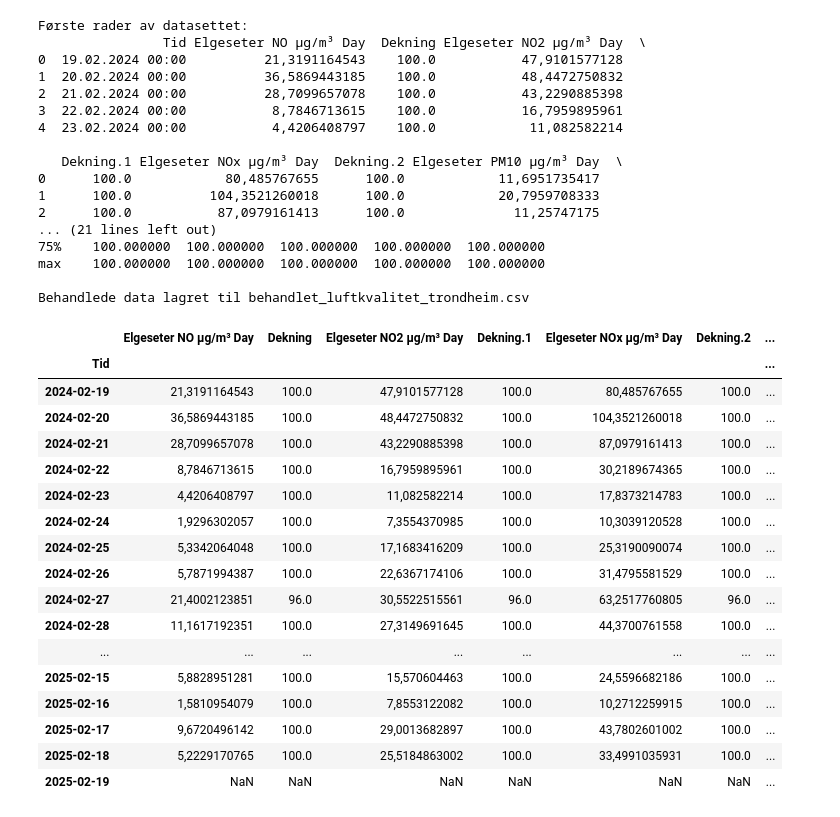
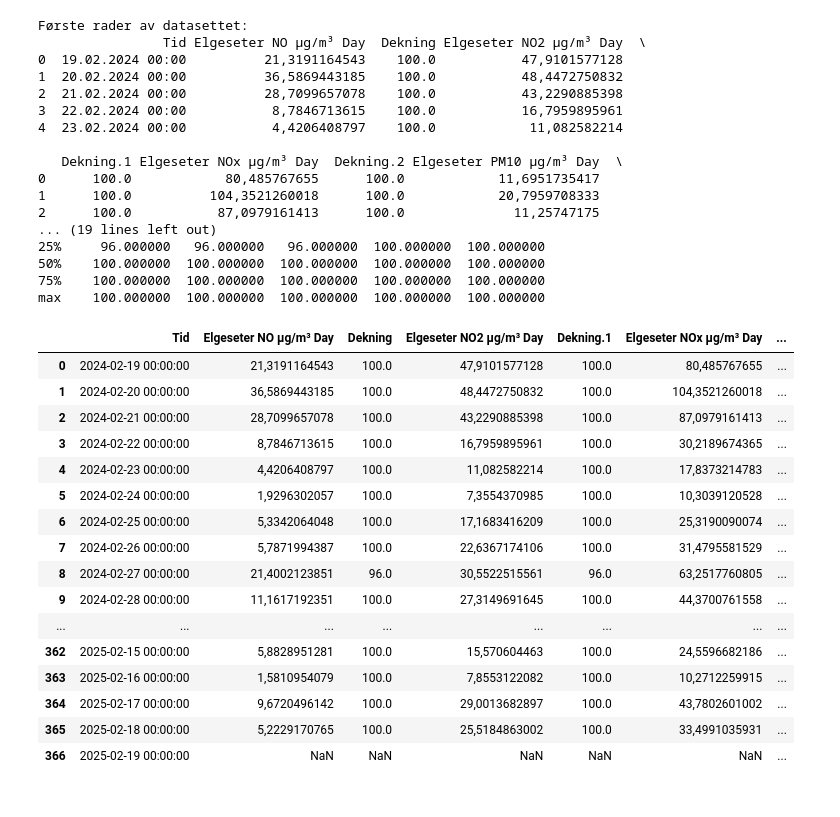
Before and after one commit to Ruchis356/Gruppeprosjekt, a Jupyter notebook: notebooks/nilu.ipynb, the cells around one changed output. Saved outputs shown, nothing was run; the diff lists cells and outputs as text; code cells hidden in the pictures.

```diff
--- a/notebooks/nilu.ipynb
+++ b/notebooks/nilu.ipynb
@@ -25,78 +25,77 @@ try:
     luftkvalitet_df['Tid'] = pd.to_datetime(luftkvalitet_df['Tid'], format='%d.%m.%Y %H:%M')
 
     # Sett 'Tid' som indeks
-    luftkvalitet_df.set_index('Tid', inplace=True)
+#    luftkvalitet_df.set_index('Tid', inplace=True)
 
     # Erstatt tomme verdier med NaN
-    luftkvalitet_df.replace('', pd.NA, inplace=True)
+#    luftkvalitet_df.replace('', pd.NA, inplace=True)
 
     # Konverter alle kolonner til numeriske verdier
-    luftkvalitet_df = luftkvalitet_df.apply(pd.to_numeric, errors='ignore')
+#    luftkvalitet_df = luftkvalitet_df.apply(pd.to_numeric, errors='ignore')
 
     dekningskolonner = ['Dekning', 'Dekning.1', 'Dekning.2']
 
-    # Finn rader hvor noen av dekningskolonnene har verdier under 45
-    luftkvalitet_df.loc[luftkvalitet_df[dekningskolonner].lt(45).any(axis=1), :] = 0
+    # Finn rader hvor noen av dekningskolonnene har verdier under 90
+    luftkvalitet_df.loc[luftkvalitet_df[dekningskolonner].lt(90).any(axis=1), :] = 0
 
     # Vis statistikk for datasettet
     print("\nStatistikk for datasettet:")
     print(luftkvalitet_df.describe())
 
     # Lagrer de behandlede dataene til en ny CSV-fil
-    output_file_path = 'behandlet_luftkvalitet_trondheim.csv'
-    luftkvalitet_df.to_csv(output_file_path)
-    print(f"\nBehandlede data lagret til {output_file_path}")
+#    output_file_path = 'behandlet_luftkvalitet_trondheim.csv'
+#    luftkvalitet_df.to_csv(output_file_path)
+#    print(f"\nBehandlede data lagret til {output_file_path}")
 
 except FileNotFoundError:
     print(f"Feil: Filen '{file_path}' ble ikke funnet. Sjekk filstien.")
 except pd.errors.ParserError:
     print("Feil: Kunne ikke lese CSV-filen. Sjekk skilletegn og encoding.")
 except Exception as e:
     print(f"En uventet feil oppstod: {e}")
 
 # Changes pandas to show the whole dataframe
 pd.set_option('display.max_rows', None)
 pd.set_option('display.max_columns', None)
 pd.set_option('display.width', None)
 
 # Shows the whole dataframe
 display(luftkvalitet_df)
 # %% [output]
 Første rader av datasettet:
                 Tid Elgeseter NO µg/m³ Day  Dekning Elgeseter NO2 µg/m³ Day  \
 0  19.02.2024 00:00          21,3191164543    100.0           47,9101577128
 1  20.02.2024 00:00          36,5869443185    100.0           48,4472750832
 2  21.02.2024 00:00          28,7099657078    100.0           43,2290885398
 3  22.02.2024 00:00           8,7846713615    100.0           16,7959895961
 4  23.02.2024 00:00           4,4206408797    100.0            11,082582214
 
    Dekning.1 Elgeseter NOx µg/m³ Day  Dekning.2 Elgeseter PM10 µg/m³ Day  \
 0      100.0            80,485767655      100.0            11,6951735417
 1      100.0          104,3521260018      100.0            20,7959708333
 2      100.0           87,0979161413      100.0              11,25747175
-... (21 lines left out)
+... (19 lines left out)
+25%     96.000000   96.000000   96.000000  100.000000  100.000000
+50%    100.000000  100.000000  100.000000  100.000000  100.000000
 75%    100.000000  100.000000  100.000000  100.000000  100.000000
 max    100.000000  100.000000  100.000000  100.000000  100.000000
-
-Behandlede data lagret til behandlet_luftkvalitet_trondheim.csv
-|  | Elgeseter NO µg/m³ Day | Dekning | Elgeseter NO2 µg/m³ Day | Dekning.1 | Elgeseter NOx µg/m³ Day | Dekning.2 | ... |
-| Tid |  |  |  |  |  |  | ... |
-| 2024-02-19 | 21,3191164543 | 100.0 | 47,9101577128 | 100.0 | 80,485767655 | 100.0 | ... |
-| 2024-02-20 | 36,5869443185 | 100.0 | 48,4472750832 | 100.0 | 104,3521260018 | 100.0 | ... |
-| 2024-02-21 | 28,7099657078 | 100.0 | 43,2290885398 | 100.0 | 87,0979161413 | 100.0 | ... |
-| 2024-02-22 | 8,7846713615 | 100.0 | 16,7959895961 | 100.0 | 30,2189674365 | 100.0 | ... |
-| 2024-02-23 | 4,4206408797 | 100.0 | 11,082582214 | 100.0 | 17,8373214783 | 100.0 | ... |
-| 2024-02-24 | 1,9296302057 | 100.0 | 7,3554370985 | 100.0 | 10,3039120528 | 100.0 | ... |
-| 2024-02-25 | 5,3342064048 | 100.0 | 17,1683416209 | 100.0 | 25,3190090074 | 100.0 | ... |
-| 2024-02-26 | 5,7871994387 | 100.0 | 22,6367174106 | 100.0 | 31,4795581529 | 100.0 | ... |
-| 2024-02-27 | 21,4002123851 | 96.0 | 30,5522515561 | 96.0 | 63,2517760805 | 96.0 | ... |
-| 2024-02-28 | 11,1617192351 | 100.0 | 27,3149691645 | 100.0 | 44,3700761558 | 100.0 | ... |
+|  | Tid | Elgeseter NO µg/m³ Day | Dekning | Elgeseter NO2 µg/m³ Day | Dekning.1 | Elgeseter NOx µg/m³ Day | ... |
+| 0 | 2024-02-19 00:00:00 | 21,3191164543 | 100.0 | 47,9101577128 | 100.0 | 80,485767655 | ... |
+| 1 | 2024-02-20 00:00:00 | 36,5869443185 | 100.0 | 48,4472750832 | 100.0 | 104,3521260018 | ... |
+| 2 | 2024-02-21 00:00:00 | 28,7099657078 | 100.0 | 43,2290885398 | 100.0 | 87,0979161413 | ... |
+| 3 | 2024-02-22 00:00:00 | 8,7846713615 | 100.0 | 16,7959895961 | 100.0 | 30,2189674365 | ... |
+| 4 | 2024-02-23 00:00:00 | 4,4206408797 | 100.0 | 11,082582214 | 100.0 | 17,8373214783 | ... |
+| 5 | 2024-02-24 00:00:00 | 1,9296302057 | 100.0 | 7,3554370985 | 100.0 | 10,3039120528 | ... |
+| 6 | 2024-02-25 00:00:00 | 5,3342064048 | 100.0 | 17,1683416209 | 100.0 | 25,3190090074 | ... |
+| 7 | 2024-02-26 00:00:00 | 5,7871994387 | 100.0 | 22,6367174106 | 100.0 | 31,4795581529 | ... |
+| 8 | 2024-02-27 00:00:00 | 21,4002123851 | 96.0 | 30,5522515561 | 96.0 | 63,2517760805 | ... |
+| 9 | 2024-02-28 00:00:00 | 11,1617192351 | 100.0 | 27,3149691645 | 100.0 | 44,3700761558 | ... |
 | ... | ... | ... | ... | ... | ... | ... | ... |
-| 2025-02-15 | 5,8828951281 | 100.0 | 15,570604463 | 100.0 | 24,5596682186 | 100.0 | ... |
-| 2025-02-16 | 1,5810954079 | 100.0 | 7,8553122082 | 100.0 | 10,2712259915 | 100.0 | ... |
-| 2025-02-17 | 9,6720496142 | 100.0 | 29,0013682897 | 100.0 | 43,7802601002 | 100.0 | ... |
-| 2025-02-18 | 5,2229170765 | 100.0 | 25,5184863002 | 100.0 | 33,4991035931 | 100.0 | ... |
-| 2025-02-19 | NaN | NaN | NaN | NaN | NaN | NaN | ... |
+| 362 | 2025-02-15 00:00:00 | 5,8828951281 | 100.0 | 15,570604463 | 100.0 | 24,5596682186 | ... |
+| 363 | 2025-02-16 00:00:00 | 1,5810954079 | 100.0 | 7,8553122082 | 100.0 | 10,2712259915 | ... |
+| 364 | 2025-02-17 00:00:00 | 9,6720496142 | 100.0 | 29,0013682897 | 100.0 | 43,7802601002 | ... |
+| 365 | 2025-02-18 00:00:00 | 5,2229170765 | 100.0 | 25,5184863002 | 100.0 | 33,4991035931 | ... |
+| 366 | 2025-02-19 00:00:00 | NaN | NaN | NaN | NaN | NaN | ... |
 # %%
 import pandas as pd
 
```
